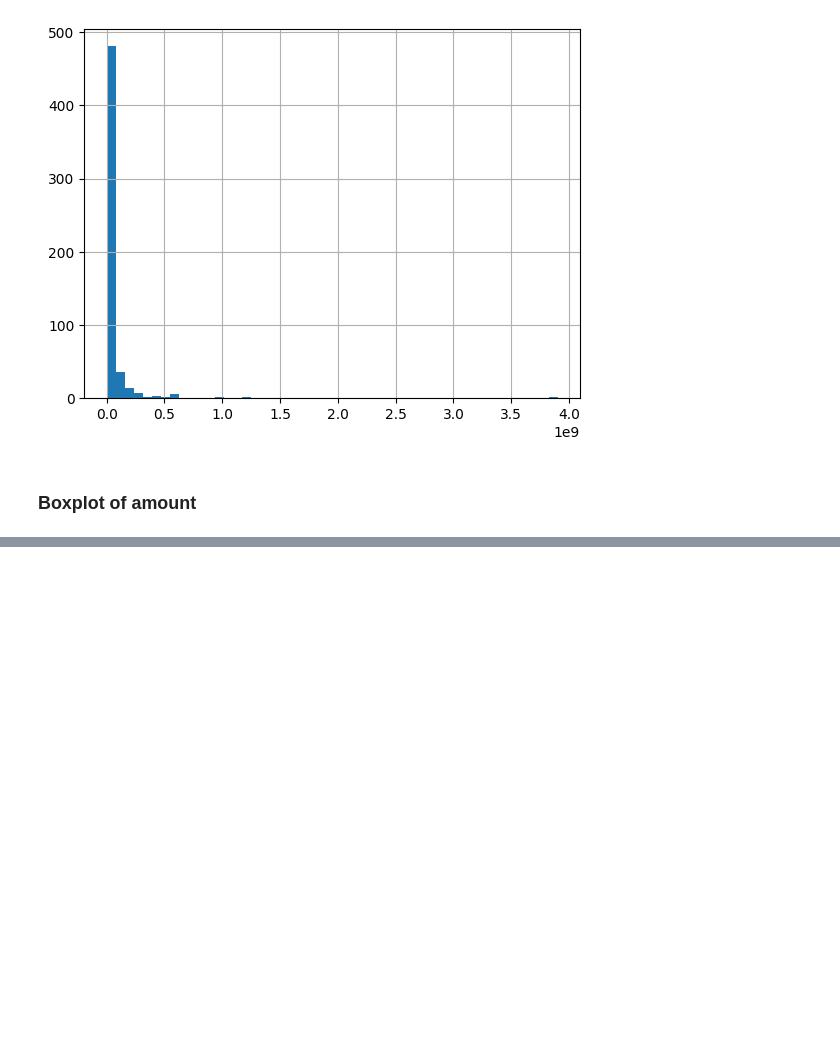
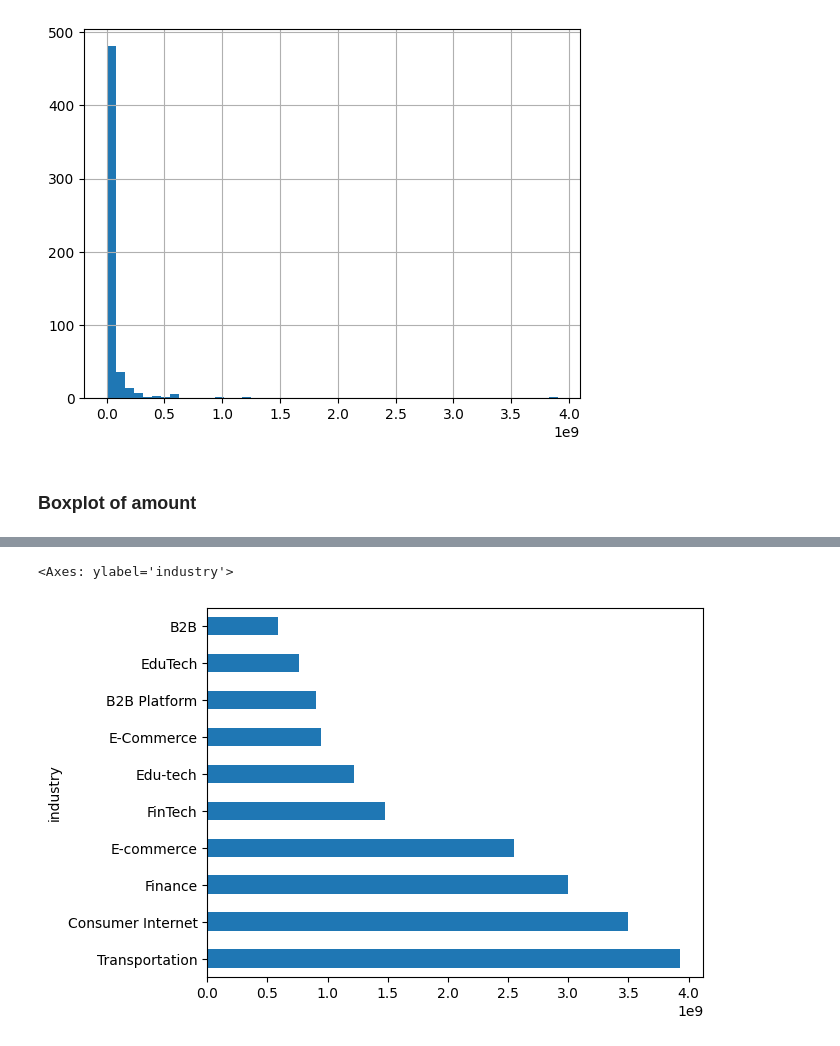
Before and after one commit to OlixIgnacious/indian-startups-transformations, a Jupyter notebook: notebooks/week2_exploration.ipynb, the cells around one changed output, grey strips where cells are left out. Drawn from its saved outputs; the diff is of its cells as text; code cells hidden in the pictures; blank space fills up the shorter version.

```diff
--- a/notebooks/week2_exploration.ipynb
+++ b/notebooks/week2_exploration.ipynb
@@ -223,0 +286,6 @@ df['amount'].
+# %%
+industry_grp = df.groupby('industry')['amount'].sum().sort_values(ascending=False).head(10)
+industry_grp.plot(kind='barh')
+# %% [output]
+<Axes: ylabel='industry'>
+[figure, added]
```
Also changed, not shown: parts of 48 cells of this notebook.
